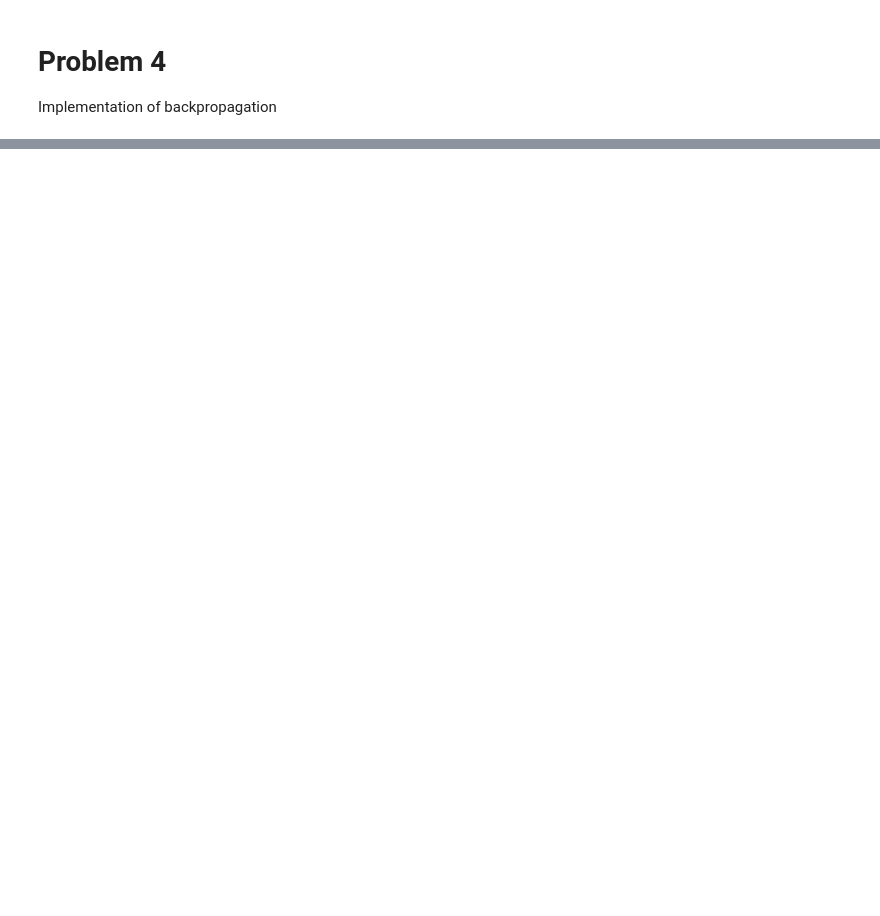
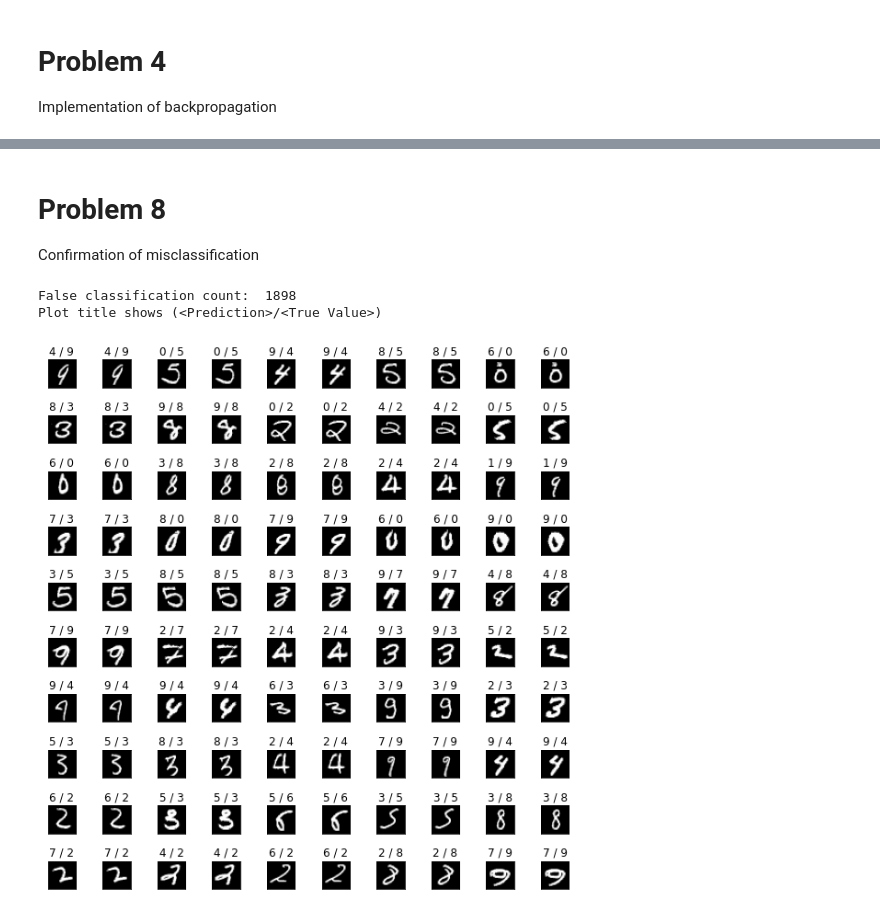
Before and after one commit to produdez/diveintocode-ml, a Jupyter notebook: Week 15/NeuralNetScratch.ipynb, the cells around one changed output, grey strips where cells are left out. Cells and saved outputs as stored; diff of their text form; code cells hidden in the pictures; blank space fills up the shorter version.

```diff
--- a/Week 15/NeuralNetScratch.ipynb
+++ b/Week 15/NeuralNetScratch.ipynb
@@ -222,4 +226,4 @@ def hyper_tan(X):
 # %%
 #soft max
 def softmax(X):
-    return np.exp(X) / np.sum(np.exp(X))
+    return np.exp(X) / np.sum(np.exp(X), axis = 1).reshape(-1,1)
@@ -270,0 +534,36 @@ Implementation of backpropagation
+# %% [markdown]
+# Problem 8
+Confirmation of misclassification
+# %%
+def show_misclassified(y_pred, y_val,X_val):
+    """
+    Display word classification results side by side. The display above the image is "estimated result / correct answer".
+    Parameters:
+    ----------
+    y_pred : Estimated ndarray (n_samples,)
+    y_val : Correct label of verification data (n_samples,)
+    X_val : Verification data features (n_samples, n_features)
+    """
+    import numpy as np
+    import matplotlib.pyplot as plt
+
+    size = 10
+    num = size * size # How many to display
+
+    true_false = y_pred==y_val
+    false_list = np.where(true_false==False)[0].astype(np.int)
+    print('False classification count: ', len(false_list))
+    print('Plot title shows (<Prediction>/<True Value>)')
+    if false_list.shape[0] < num:
+        num = false_list.shape[0]
+    fig = plt.figure(figsize=(size, size))
+    fig.subplots_adjust(left=0, right=0.8,  bottom=0, top=0.8, hspace=1, wspace=0.5)
+    for i in range(num):
+        ax = fig.add_subplot(size, size, i + 1, xticks=[], yticks=[])
+        ax.set_title("{} / {}".format(np.argmax(y_pred[false_list[i]]),np.argmax(y_val[false_list[i]])))
+        ax.imshow(X_val.reshape(-1,28,28)[false_list[i]], cmap='gray')
+show_misclassified(pred, y_val, X_val)
+# %% [output]
+False classification count:  1898
+Plot title shows (<Prediction>/<True Value>)
+[figure, added]
```
Also changed, not shown: parts of 24 cells of this notebook.
